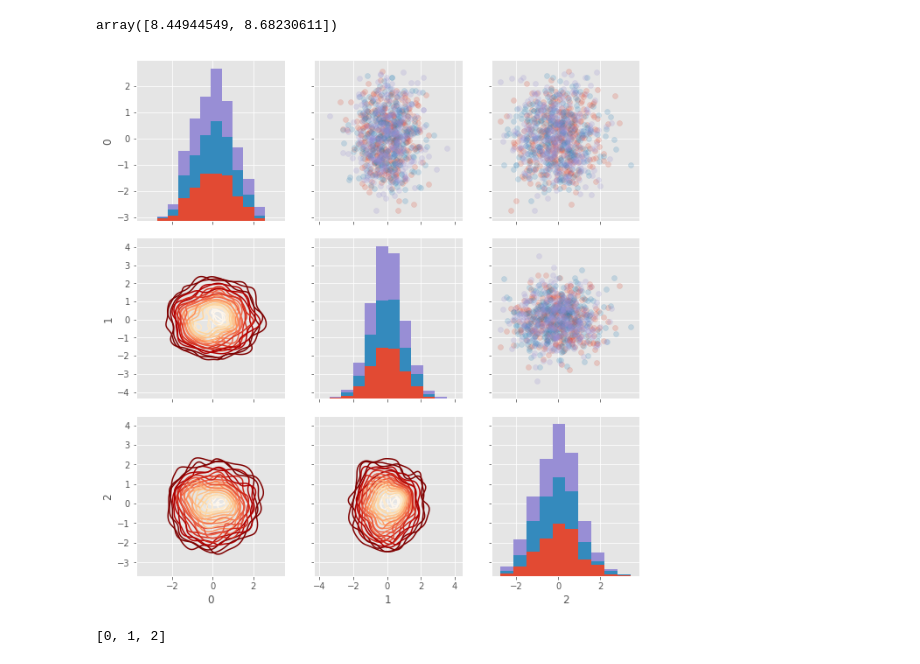
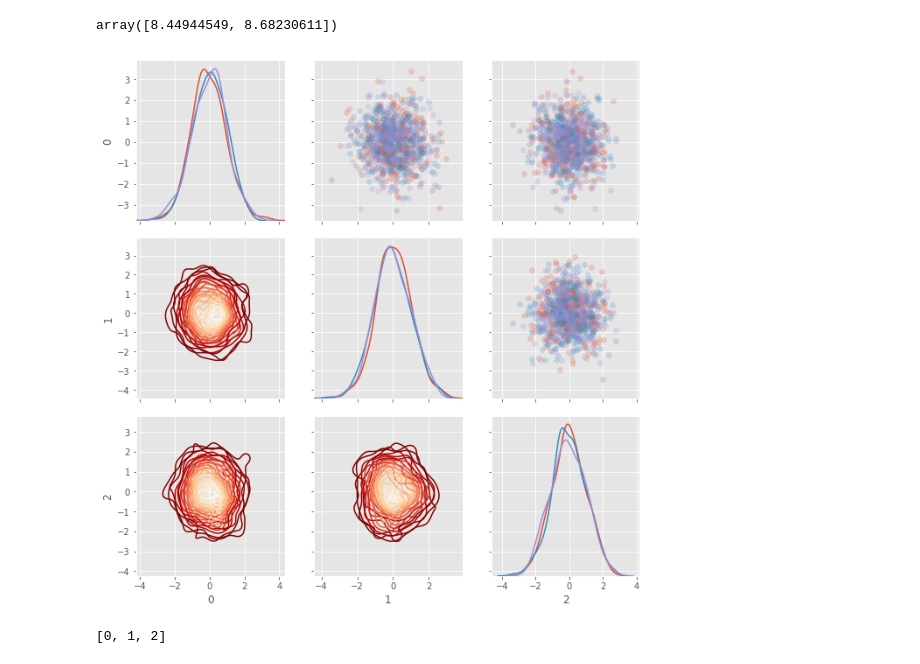
Before and after one commit to angelsaying8642/1st-DL-CVMarathon, a Jupyter notebook: Day_020_HW.ipynb, the cells around one changed output. Drawn from its saved outputs; the diff is of its cells as text; code cells hidden in the pictures.

```diff
--- a/Day_020_HW.ipynb
+++ b/Day_020_HW.ipynb
@@ -72,34 +72,34 @@ array([8.44944549, 8.68230611])
 # %%
 nrow = 1000
 ncol = 3
 """
 Your Code Here
 """
 matrix = np.random.normal(size = [nrow,ncol])
 
 # 隨機給予 0, 1, 2 三種標籤
 indice = np.random.choice([0,1,2], size=nrow)
 plot_data = pd.DataFrame(matrix, indice).reset_index()
 
 # 繪製 seborn 進階 Heatmap
 '''
 hue: 用index去分類著色
 vars: 變數
 plot_data.columns: 'index',0,1,2
 '''
 grid = sns.PairGrid(data = plot_data, size = 3, diag_sharey=False,
                     hue = 'index', vars = [x for x in list(plot_data.columns) if x != 'index'])
 """
 Your Code Here
 Please replace "..." to correct plot function
 """
 grid.map_upper(plt.scatter , alpha = 0.2)
-grid.map_diag(plt.hist)
+grid.map_diag(sns.kdeplot)
 grid.map_lower(sns.kdeplot , cmap = plt.cm.OrRd_r)
 
 plt.show()
 # %% [output]
-[figure, old version]
+[figure, new version]
 # %%
 [x for x in list(plot_data.columns) if x != 'index']
 # %% [output]
```
Also changed, not shown: parts of 1 cell of this notebook.
